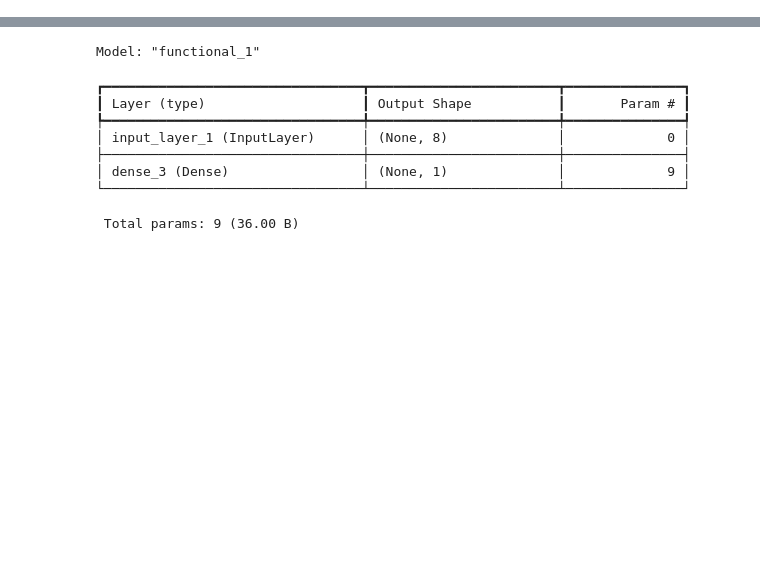
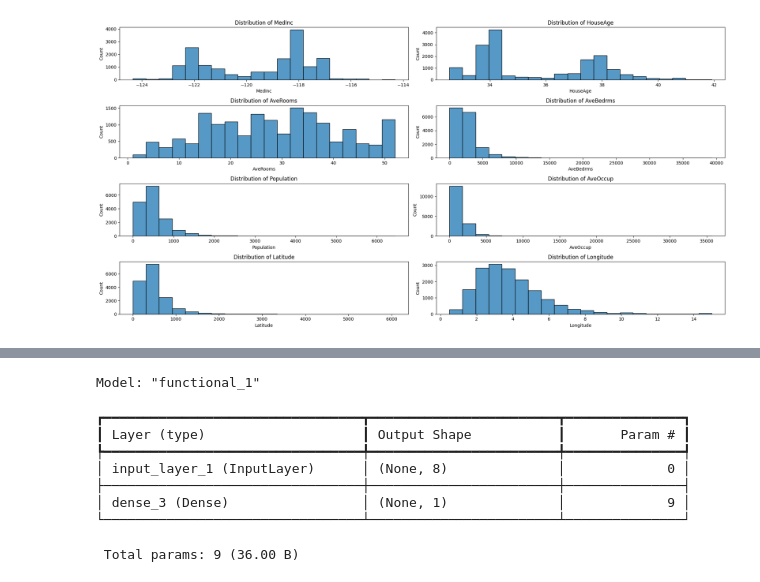
Before and after one commit to nguyenddat/Learn_AI, a Jupyter notebook: California_Housing_Price/House_price.ipynb, the cells around one changed output, grey strips where cells are left out. Cells and saved outputs as stored; diff of their text form; code cells hidden in the pictures; blank space fills up the shorter version.

```diff
--- a/California_Housing_Price/House_price.ipynb
+++ b/California_Housing_Price/House_price.ipynb
@@ -8 +42,18 @@ from pre_processing import normalize
+# %%
+fig, axes = plt.subplots(n_rows, subplts_for_row, figsize = (20, 10))
+
+for y in range(n_rows):
+    for x in range(subplts_for_row):
+        axe = axes[y, x]
+        feature = y * subplts_for_row + x
+        x_train_jx = x_train[:, feature]
+        df = pd.DataFrame({features[feature]: x_train_jx})
+
+        sns.histplot(df, ax = axe, x = f"{features[feature]}", bins = 20)
+        axe.set_title(f"Distribution of {features[feature]}")
+
+plt.tight_layout()
+plt.show()
+# %% [output]
+[figure, added]
 # %%
```
Also changed, not shown: parts of 6 cells of this notebook, 4 other files.
